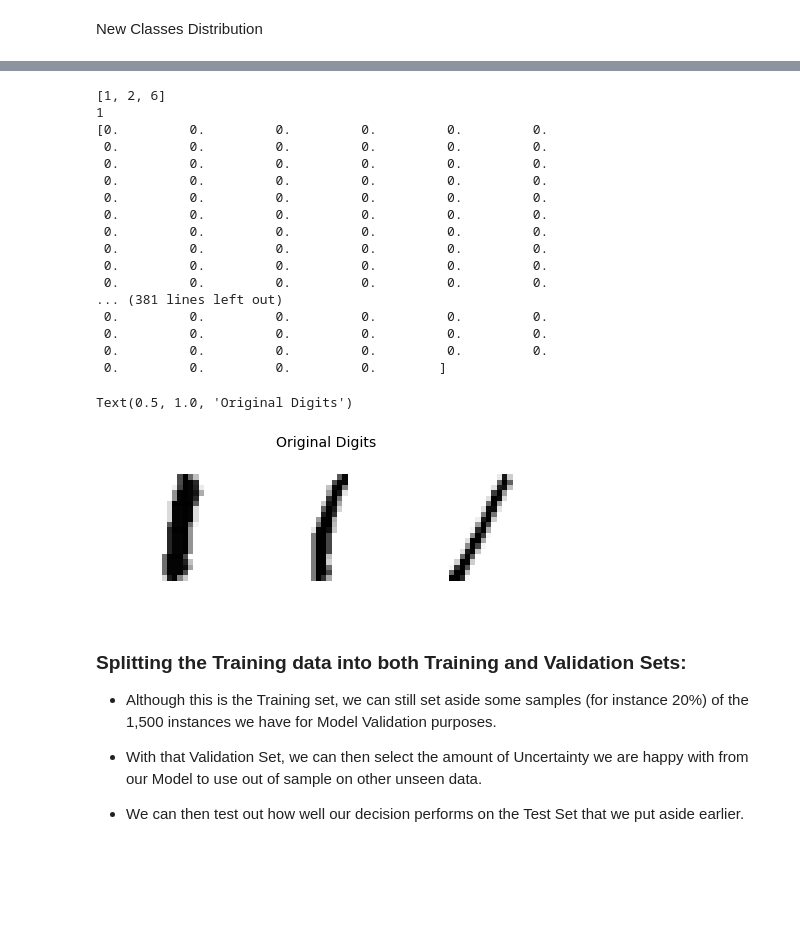
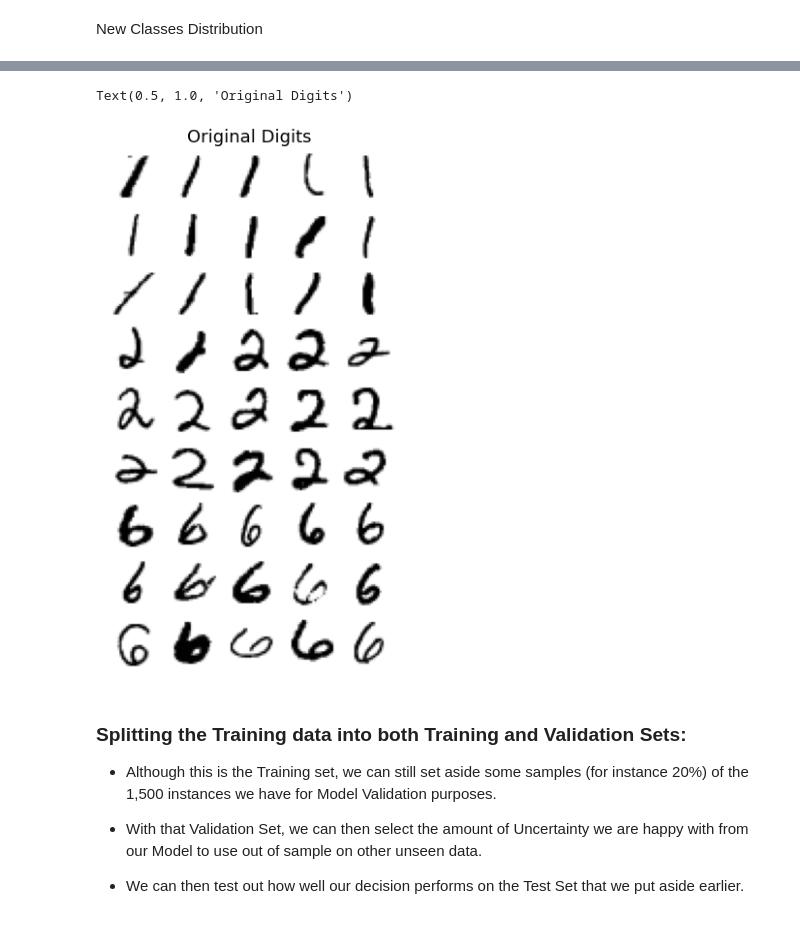
Before and after one commit to PierluigiRiti2/ET5003, a Jupyter notebook: ET5003_Etivity_1_Pierluigi_Riti_18213561.ipynb, the cells around one changed output, grey strips where cells are left out. Drawn from its saved outputs; the diff is of its cells as text; code cells hidden in the pictures; blank space fills up the shorter version.

```diff
--- a/ET5003_Etivity_1_Pierluigi_Riti_18213561.ipynb
+++ b/ET5003_Etivity_1_Pierluigi_Riti_18213561.ipynb
@@ -220,6 +209,6 @@ classes
 # %%
 # The number of instances we'll keep for each of our 3 digits:
-inst_class = 500
+inst_class = 5000
 
 inputs = []
 labels = []
@@ -233,6 +222,7 @@ for r in classes:
 # Shaping inputs and labels in the right format
 X_train = np.vstack(inputs).astype(np.float64)
 y_train = np.hstack(labels)
+
 print(X_train.shape)
 print(y_train.shape)
 # %% [output]
@@ -258,44 +260,21 @@ def plot_digits(instances, images_per_row=5, **options):
     plt.axis("off")
 # %%
 # Show a few instances from each Digit:
-plt.figure(figsize=(8,8))
-
-print(classes)
-
+plt.figure(figsize=(12,10))
 label_indices = []
 # Selecting a few label indices from each of the 3 classes to show:
-
-for i in range(len(classes)):
+for i in range(30):
     # take index randomly chosen
-    label_indices.append(random.randint(0, len(classes)))
-    print(classes[i])
+    label_indices = np.hstack([np.random.choice(np.where(y_train==label)[0], size=15) for label in classes])
     # choose the image according to the index
-    image = X_train[classes[i] - 1]
-    print(image)
+    image = X_train[label_indices[i] - 1]
 
 # Plotting 'original' image
-plot_digits(X_train[classes],images_per_row=5)
-plt.title("Original Digits", fontsize=14)
+plot_digits(X_train[label_indices],images_per_row=5)
+plt.title("Original Digits", fontsize=18)
 # %% [output]
-[1, 2, 6]
-1
-[0.         0.         0.         0.         0.         0.
- 0.         0.         0.         0.         0.         0.
- 0.         0.         0.         0.         0.         0.
- 0.         0.         0.         0.         0.         0.
- 0.         0.         0.         0.         0.         0.
- 0.         0.         0.         0.         0.         0.
- 0.         0.         0.         0.         0.         0.
- 0.         0.         0.         0.         0.         0.
- 0.         0.         0.         0.         0.         0.
- 0.         0.         0.         0.         0.         0.
-... (381 lines left out)
- 0.         0.         0.         0.         0.         0.
- 0.         0.         0.         0.         0.         0.
- 0.         0.         0.         0.         0.         0.
- 0.         0.         0.         0.        ]
+Text(0.5, 1.0, 'Original Digits')
-Text(0.5, 1.0, 'Original Digits')
-[figure, old version]
+[figure, new version]
 # %% [markdown]
 ###  Splitting the Training data into both Training and Validation Sets:
 
```
Also changed, not shown: parts of 52 cells of this notebook.
